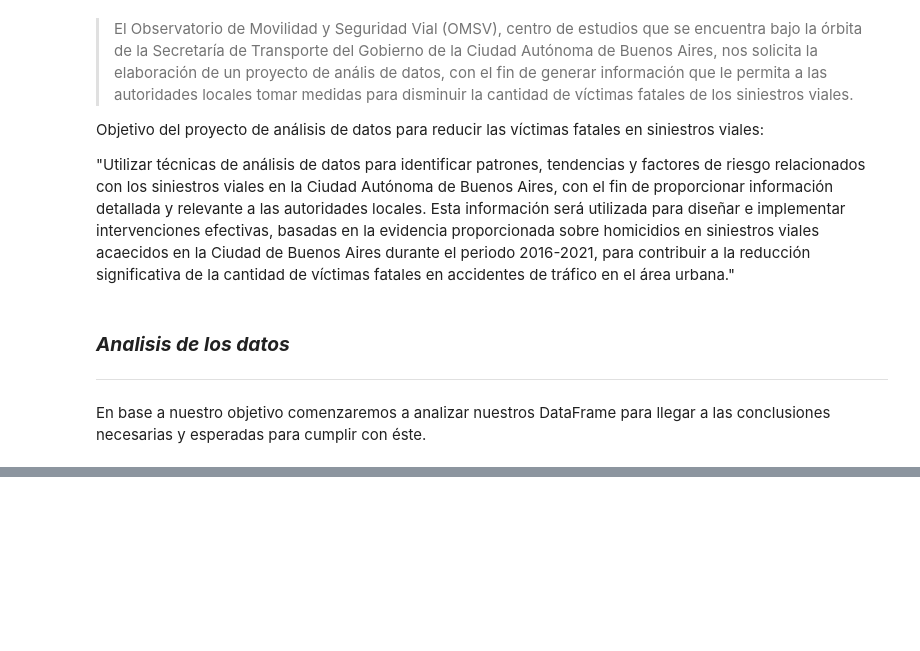
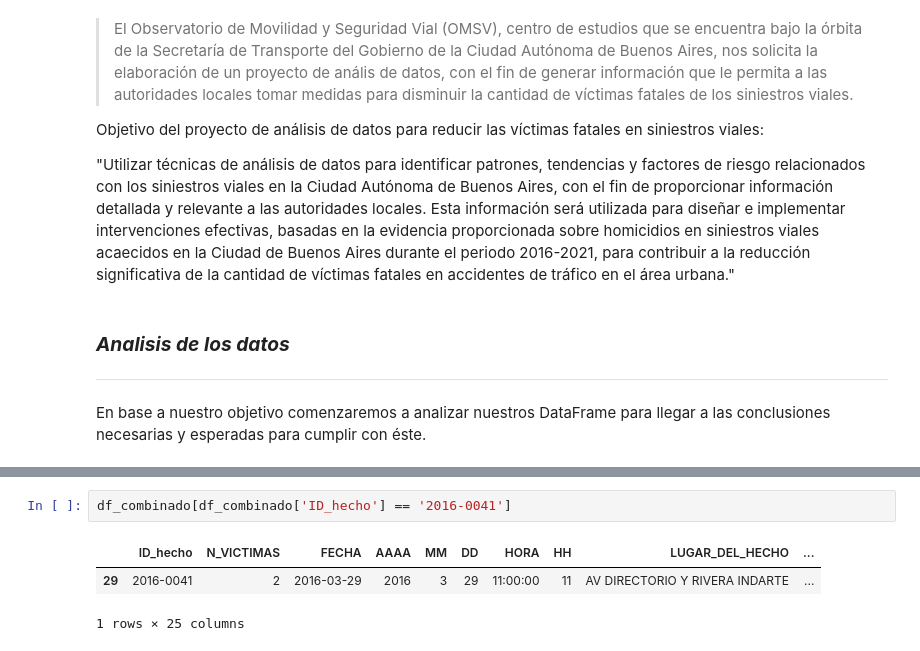
Before and after one commit to vanesalinas/HenryPI_DataAnalyst_PT06, a Jupyter notebook: EDA.ipynb, the cells around one changed output, grey strips where cells are left out. Saved outputs shown, nothing was run; the diff lists cells and outputs as text; blank space fills up the shorter version.

```diff
--- a/EDA.ipynb
+++ b/EDA.ipynb
@@ -164,0 +226,6 @@ df_combinado.head()
+# %%
+df_combinado[df_combinado['ID_hecho'] == '2016-0041']
+# %% [output]
+|  | ID_hecho | N_VICTIMAS | FECHA | AAAA | MM | DD | HORA | HH | LUGAR_DEL_HECHO | ... |
+| 29 | 2016-0041 | 2 | 2016-03-29 | 2016 | 3 | 29 | 11:00:00 | 11 | AV DIRECTORIO Y RIVERA INDARTE | ... |
+1 rows × 25 columns
```
Also changed, not shown: parts of 8 cells of this notebook.
